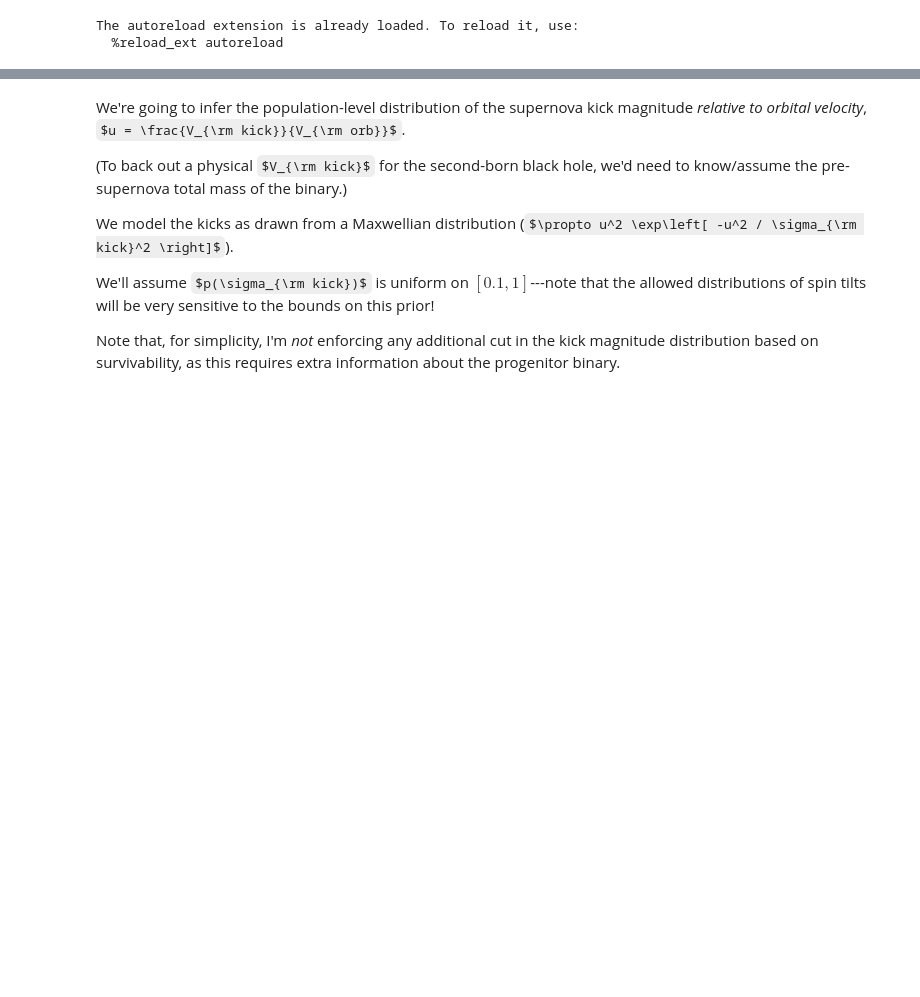
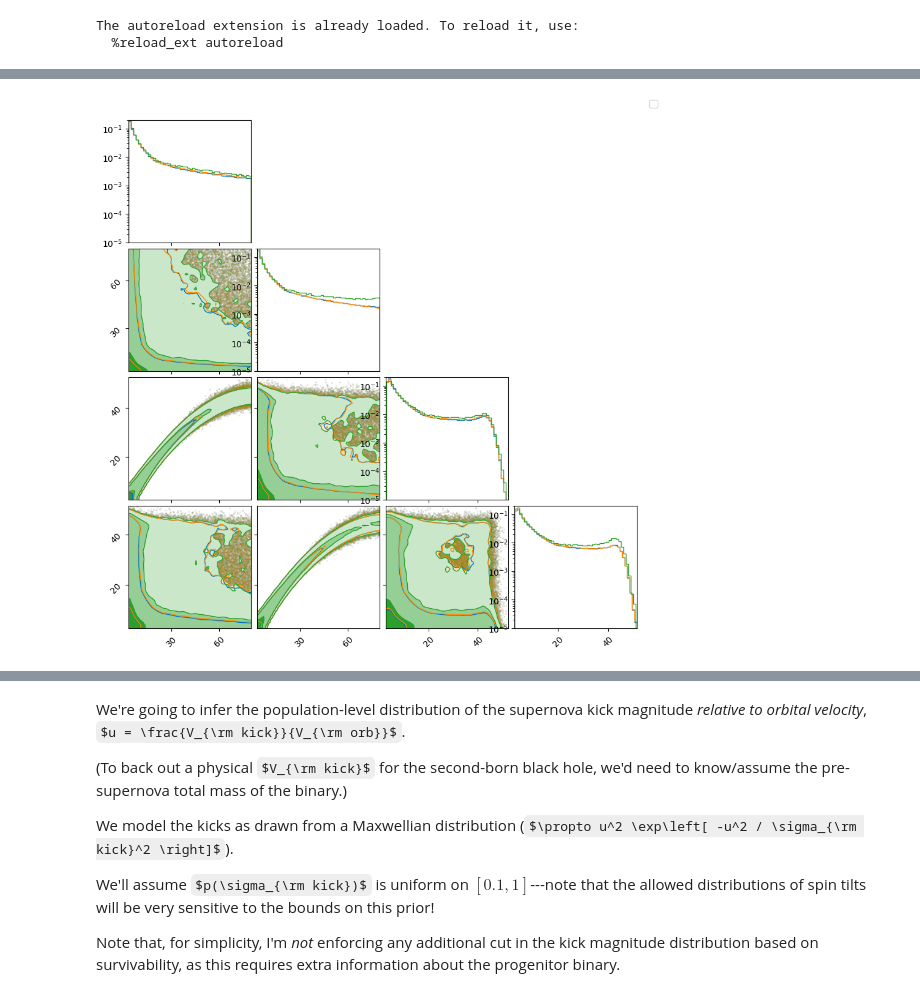
Before and after one commit to noahewolfe/tilts-and-kicks, a Jupyter notebook: code/01-inference-with-survival.ipynb, the cells around one changed output, grey strips where cells are left out. Cells and saved outputs as stored; diff of their text form; code cells hidden in the pictures; some formulas as TeX source; blank space fills up the shorter version.

```diff
--- a/code/01-inference-with-survival.ipynb
+++ b/code/01-inference-with-survival.ipynb
@@ -143,0 +324,2 @@ SyntaxError: invalid syntax (52343295.py, line 25)
+# %%
+mask = samples['survive'] & samples['merge']
@@ -143,0 +330,16 @@ SyntaxError: invalid syntax (52343295.py, line 25)
+# %%
+x = jnp.column_stack((
+    samples['mprog1'],
+    samples['mprog2'],
+    samples['mbh1'],
+    samples['mbh2']
+))
+
+fig = plot_multiple([x, x[samples['survive']], x[mask]])
+
+for i in [0, 5, 10, 15]:
+    ax = fig.get_axes()[i]
+    ax.set_yscale('log')
+    ax.set_ylim(1e-5, 2e-1)
+# %% [output]
+[figure, added]
```
Also changed, not shown: parts of 22 cells of this notebook, 2 other files.
